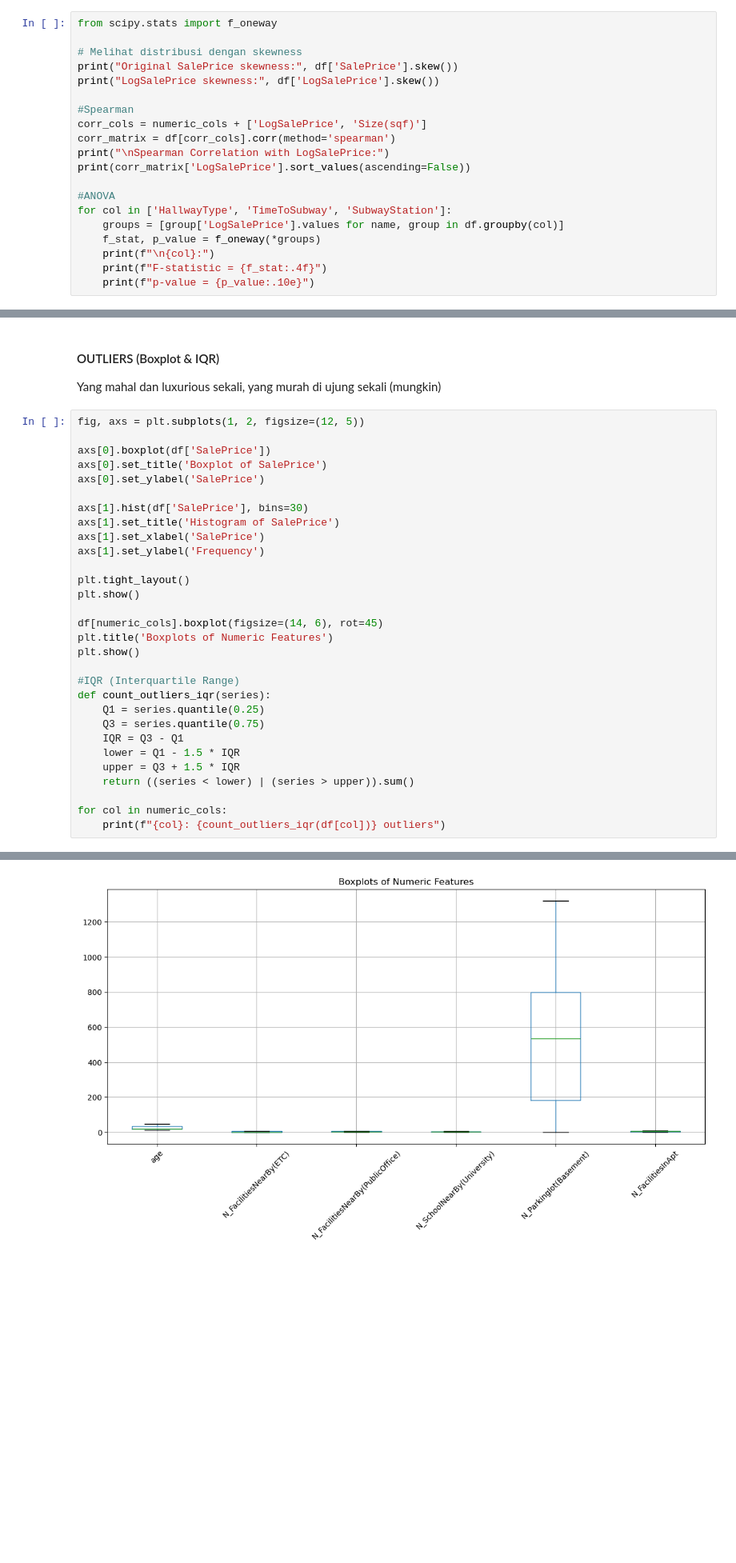
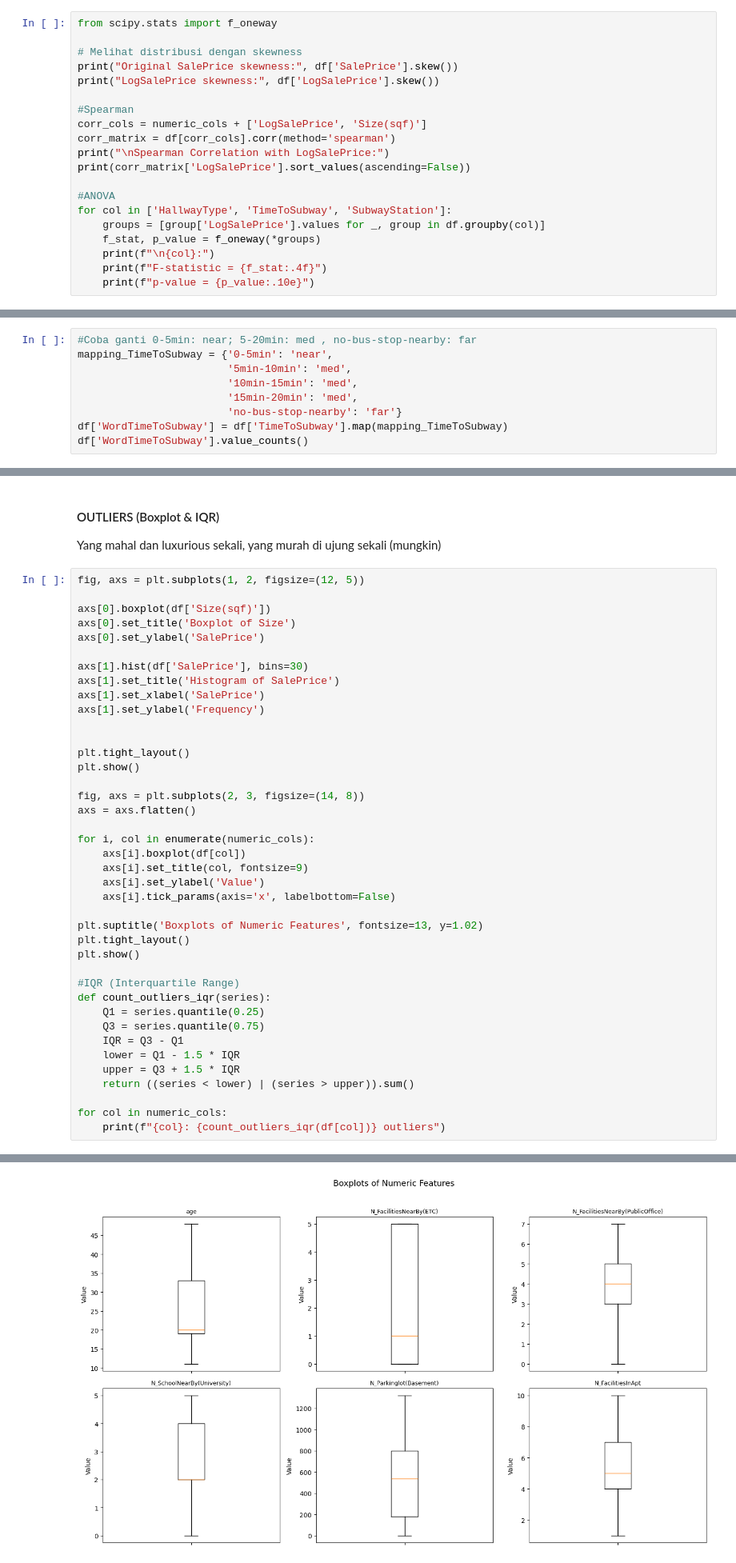
Before and after one commit to 0xVanes/JCAIE, a Jupyter notebook: capstoneprojects/Capstone2/Capstone2.ipynb, the cells around one changed output, grey strips where cells are left out. Shown at 80% size. Drawn from its saved outputs; the diff is of its cells as text; blank space fills up the shorter version.

```diff
--- a/capstoneprojects/Capstone2/Capstone2.ipynb
+++ b/capstoneprojects/Capstone2/Capstone2.ipynb
@@ -489,7 +481,7 @@ print(corr_matrix['LogSalePrice'].sort_values(ascending=False))
 
 #ANOVA
 for col in ['HallwayType', 'TimeToSubway', 'SubwayStation']:
-    groups = [group['LogSalePrice'].values for name, group in df.groupby(col)]
+    groups = [group['LogSalePrice'].values for _, group in df.groupby(col)]
     f_stat, p_value = f_oneway(*groups)
     print(f"\n{col}:")
     print(f"F-statistic = {f_stat:.4f}")
@@ -583,0 +576,9 @@ Subway station tidak dilakukan karena terlalu banyak
+# %%
+#Coba ganti 0-5min: near; 5-20min: med , no-bus-stop-nearby: far
+mapping_TimeToSubway = {'0-5min': 'near',
+                        '5min-10min': 'med',
+                        '10min-15min': 'med',
+                        '15min-20min': 'med',
+                        'no-bus-stop-nearby': 'far'}
+df['WordTimeToSubway'] = df['TimeToSubway'].map(mapping_TimeToSubway)
+df['WordTimeToSubway'].value_counts()
@@ -587,8 +637,8 @@ Yang mahal dan luxurious sekali, yang murah di ujung sekali (mungkin)
 # %%
 fig, axs = plt.subplots(1, 2, figsize=(12, 5))
 
-axs[0].boxplot(df['SalePrice'])
-axs[0].set_title('Boxplot of SalePrice')
+axs[0].boxplot(df['Size(sqf)'])
+axs[0].set_title('Boxplot of Size')
 axs[0].set_ylabel('SalePrice')
 
 axs[1].hist(df['SalePrice'], bins=30)
@@ -596,11 +646,21 @@ axs[1].set_title('Histogram of SalePrice')
 axs[1].set_xlabel('SalePrice')
 axs[1].set_ylabel('Frequency')
 
+
 plt.tight_layout()
 plt.show()
 
-df[numeric_cols].boxplot(figsize=(14, 6), rot=45)
-plt.title('Boxplots of Numeric Features')
+fig, axs = plt.subplots(2, 3, figsize=(14, 8))
+axs = axs.flatten()
+
+for i, col in enumerate(numeric_cols):
+    axs[i].boxplot(df[col])
+    axs[i].set_title(col, fontsize=9)
+    axs[i].set_ylabel('Value')
+    axs[i].tick_params(axis='x', labelbottom=False)
+
+plt.suptitle('Boxplots of Numeric Features', fontsize=13, y=1.02)
+plt.tight_layout()
 plt.show()
 
 #IQR (Interquartile Range)
@@ -619,4 +679,4 @@ for col in numeric_cols:
-[figure, old version]
+[figure, new version]
 age: 0 outliers
 N_FacilitiesNearBy(ETC): 0 outliers
 N_FacilitiesNearBy(PublicOffice): 0 outliers
```
Also changed, not shown: parts of 89 cells of this notebook, 6 other files.
